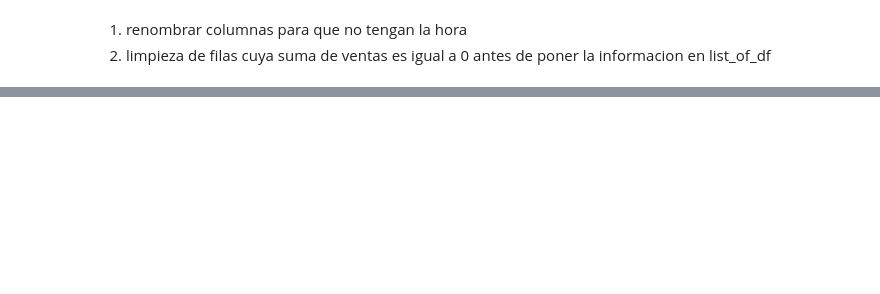
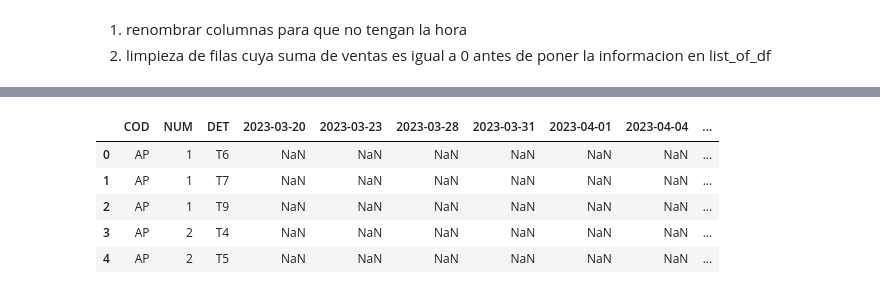
Before and after one commit to edu-marin/django_storefront, a Jupyter notebook: data_migration/ventas_plata.ipynb, the cells around one changed output, grey strips where cells are left out. Saved outputs shown, nothing was run; the diff lists cells and outputs as text; code cells hidden in the pictures; blank space fills up the shorter version.

```diff
--- a/data_migration/ventas_plata.ipynb
+++ b/data_migration/ventas_plata.ipynb
@@ -124,0 +164,9 @@ dtype: object
+# %%
+all_cleaned.head()
+# %% [output]
+|  | COD | NUM | DET | 2023-03-20 | 2023-03-23 | 2023-03-28 | 2023-03-31 | 2023-04-01 | 2023-04-04 | ... |
+| 0 | AP | 1 | T6 | NaN | NaN | NaN | NaN | NaN | NaN | ... |
+| 1 | AP | 1 | T7 | NaN | NaN | NaN | NaN | NaN | NaN | ... |
+| 2 | AP | 1 | T9 | NaN | NaN | NaN | NaN | NaN | NaN | ... |
+| 3 | AP | 2 | T4 | NaN | NaN | NaN | NaN | NaN | NaN | ... |
+| 4 | AP | 2 | T5 | NaN | NaN | NaN | NaN | NaN | NaN | ... |
```
Also changed, not shown: parts of 11 cells of this notebook, 1 other file.
